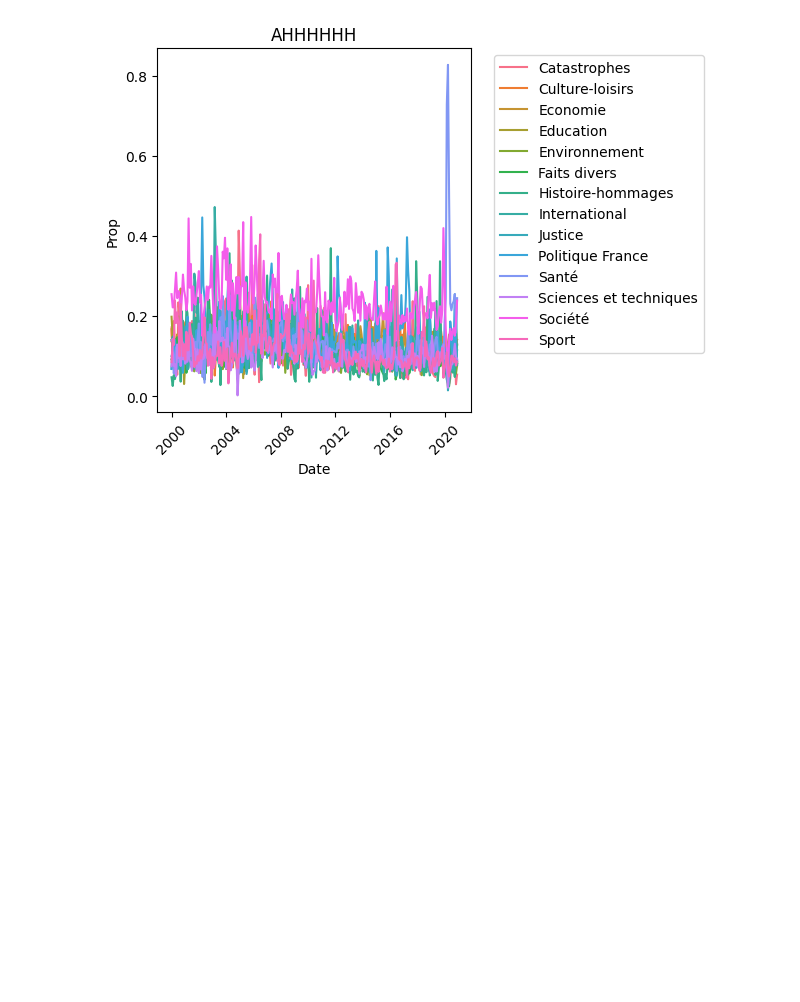
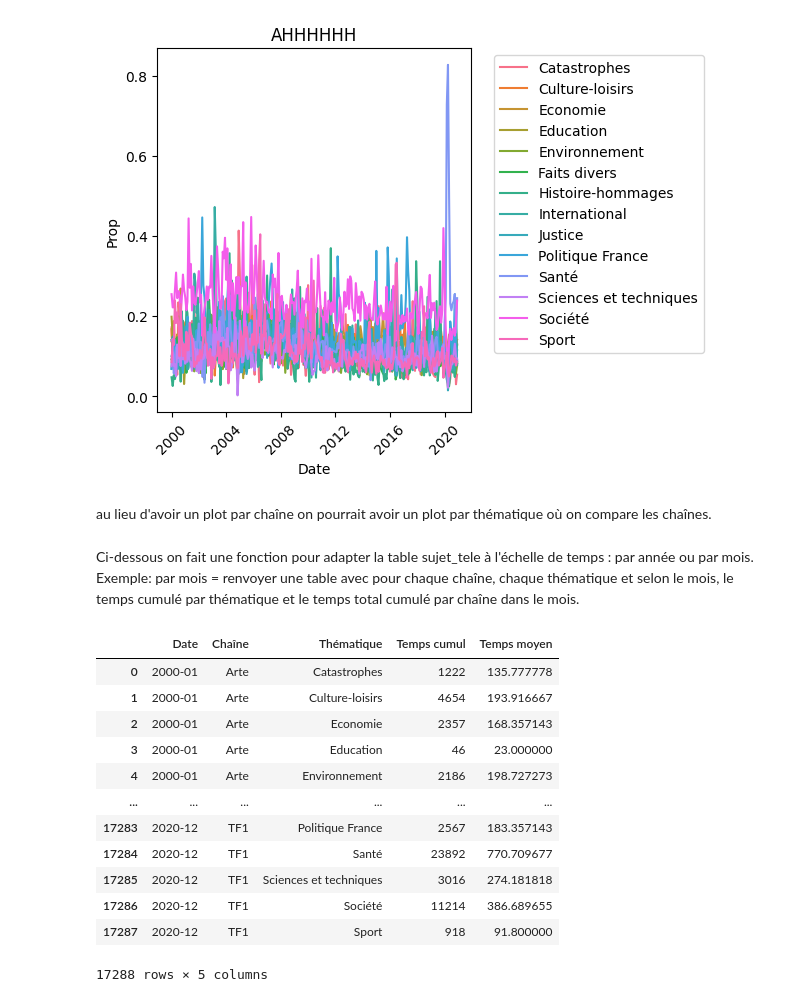
Before and after one commit to Gstrems/Projet_python_2A, a Jupyter notebook: stat_explo_jt.ipynb, the cells around one changed output. Cells and saved outputs as stored; diff of their text form; code cells hidden in the pictures; blank space fills up the shorter version.

Commit message:
fonction sujet_convert

```diff
--- a/stat_explo_jt.ipynb
+++ b/stat_explo_jt.ipynb
@@ -84,3 +88,35 @@ plt.tight_layout()
 plt.show()
 # %% [output]
 [figure]
+# %% [markdown]
+au lieu d'avoir un plot par chaîne on pourrait avoir un plot par thématique où on compare les chaînes.
+# %% [markdown]
+Ci-dessous on fait une fonction pour adapter la table sujet_tele à l'échelle de temps : par année ou par mois.
+Exemple: par mois = renvoyer une table avec pour chaque chaîne, chaque thématique et selon le mois, le temps cumulé par thématique et le temps total cumulé par chaîne dans le mois.
+# %%
+def sujet_convert(indic, table, Date = 'Date', Thématique = 'Thématique', Duree_sec = 'Duree_sec', Chaine = 'Chaîne'):
+    if indic not in ("Y", "M"):
+        raise ValueError("Y pour year ou M pour Month à mettre en entrée")
+    table_convert= table.groupby([table[Date].dt.to_period(indic), Chaine, Thématique])[Duree_sec].sum().reset_index()
+    table_convert.rename(columns={Duree_sec: 'Temps cumul'}, inplace=True)
+    table_convert_mean = table.groupby([table[Date].dt.to_period(indic), Chaine, Thématique])[Duree_sec].mean().reset_index()
+    table_convert_mean.rename(columns={Duree_sec: 'Temps moyen'}, inplace=True)
+    table_convert['Temps moyen'] = table_convert_mean['Temps moyen']
+    return table_convert
+# %%
+sujet_tele_Y = sujet_convert("M", table = sujet_tele)
+sujet_tele_Y
+# %% [output]
+|  | Date | Chaîne | Thématique | Temps cumul | Temps moyen |
+| 0 | 2000-01 | Arte | Catastrophes | 1222 | 135.777778 |
+| 1 | 2000-01 | Arte | Culture-loisirs | 4654 | 193.916667 |
+| 2 | 2000-01 | Arte | Economie | 2357 | 168.357143 |
+| 3 | 2000-01 | Arte | Education | 46 | 23.000000 |
+| 4 | 2000-01 | Arte | Environnement | 2186 | 198.727273 |
+| ... | ... | ... | ... | ... | ... |
+| 17283 | 2020-12 | TF1 | Politique France | 2567 | 183.357143 |
+| 17284 | 2020-12 | TF1 | Santé | 23892 | 770.709677 |
+| 17285 | 2020-12 | TF1 | Sciences et techniques | 3016 | 274.181818 |
+| 17286 | 2020-12 | TF1 | Société | 11214 | 386.689655 |
+| 17287 | 2020-12 | TF1 | Sport | 918 | 91.800000 |
+17288 rows × 5 columns
```
Also changed, not shown: parts of 2 cells of this notebook.
